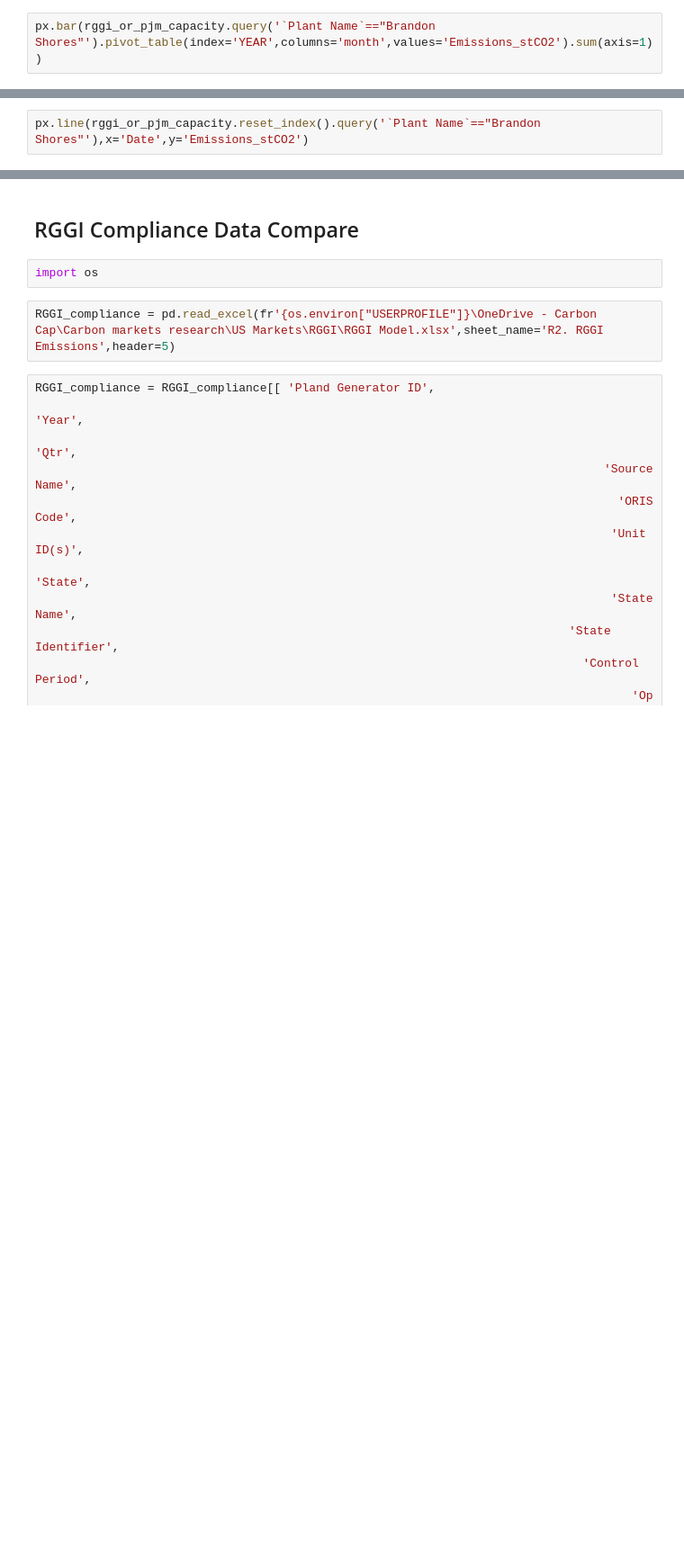
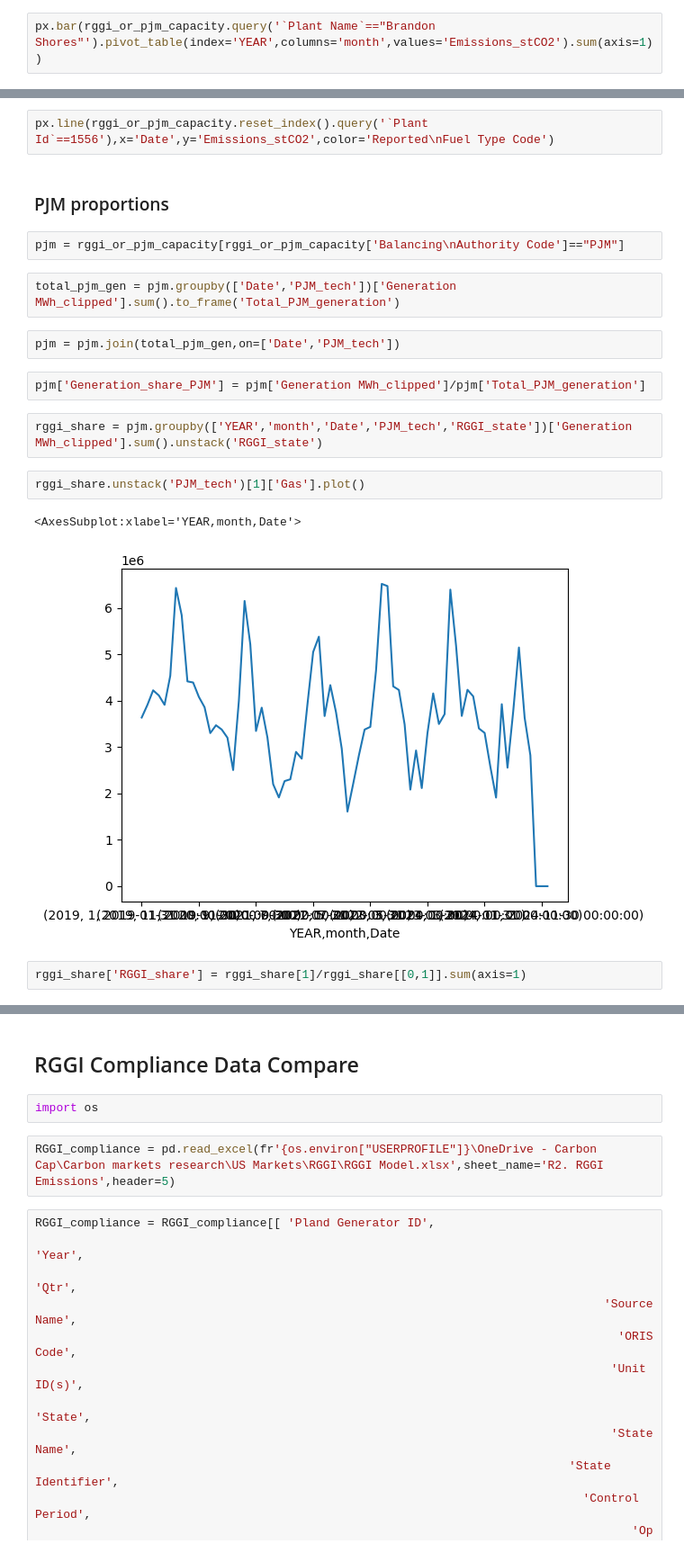
Before and after one commit to AlexChild89/RGGI_capacity_data, a Jupyter notebook: test_generator.ipynb, the cells around one changed output, grey strips where cells are left out. Shown at 90% size. Saved outputs shown, nothing was run; the diff lists cells and outputs as text; blank space fills up the shorter version.

```diff
--- a/test_generator.ipynb
+++ b/test_generator.ipynb
@@ -438,2 +398,21 @@ rggi_or_pjm_capacity
 # %%
-px.line(rggi_or_pjm_capacity.reset_index().query('`Plant Name`=="Brandon Shores"'),x='Date',y='Emissions_stCO2')
+px.line(rggi_or_pjm_capacity.reset_index().query('`Plant Id`==1556'),x='Date',y='Emissions_stCO2',color='Reported\nFuel Type Code')
+# %% [markdown]
+### PJM proportions
+# %%
+pjm = rggi_or_pjm_capacity[rggi_or_pjm_capacity['Balancing\nAuthority Code']=="PJM"]
+# %%
+total_pjm_gen = pjm.groupby(['Date','PJM_tech'])['Generation MWh_clipped'].sum().to_frame('Total_PJM_generation')
+# %%
+pjm = pjm.join(total_pjm_gen,on=['Date','PJM_tech'])
+# %%
+pjm['Generation_share_PJM'] = pjm['Generation MWh_clipped']/pjm['Total_PJM_generation']
+# %%
+rggi_share = pjm.groupby(['YEAR','month','Date','PJM_tech','RGGI_state'])['Generation MWh_clipped'].sum().unstack('RGGI_state')
+# %%
+rggi_share.unstack('PJM_tech')[1]['Gas'].plot()
+# %% [output]
+<AxesSubplot:xlabel='YEAR,month,Date'>
+[figure, added]
+# %%
+rggi_share['RGGI_share'] = rggi_share[1]/rggi_share[[0,1]].sum(axis=1)
```
Also changed, not shown: parts of 66 cells of this notebook, 8 other files.
